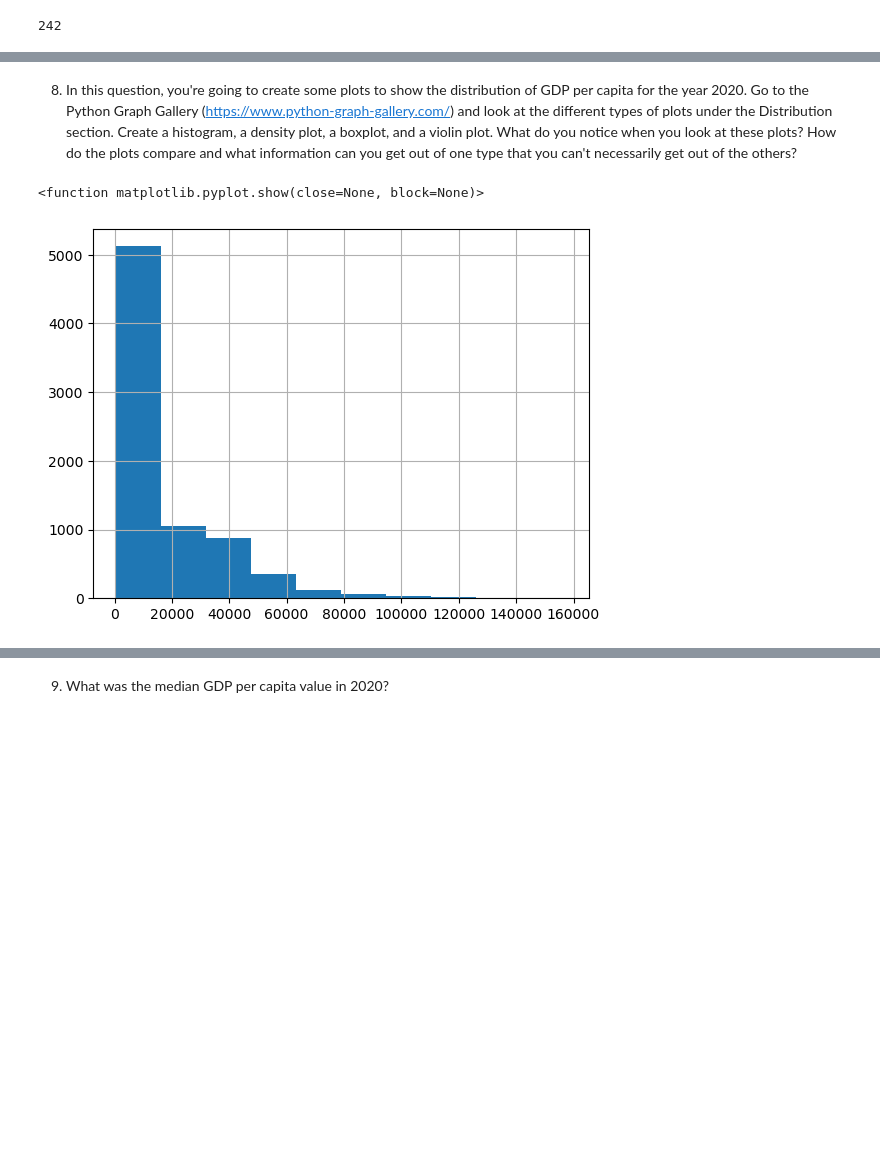
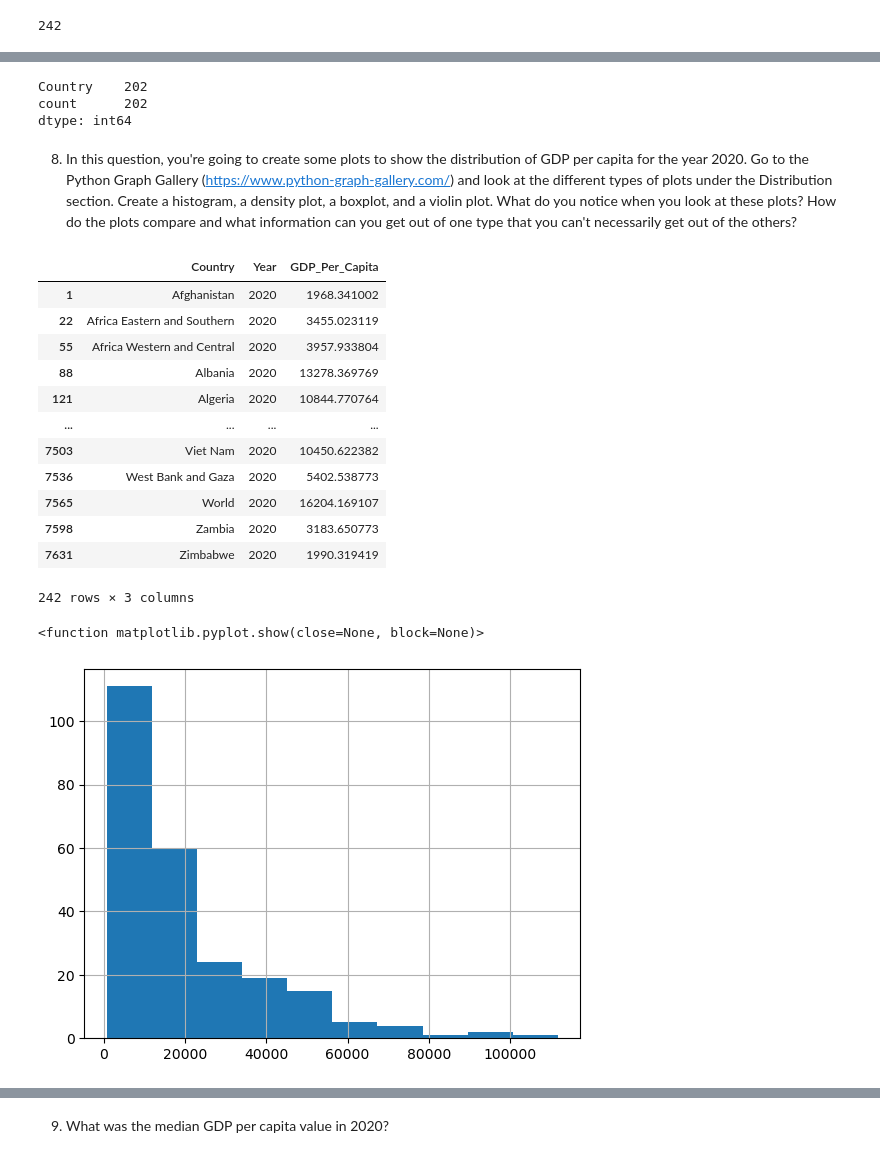
Before and after one commit to NSS-Data-Analytics-Cohort-12/un-python-Jtoppins24, a Jupyter notebook: notebooks/un_python.ipynb, the cells around one changed output, grey strips where cells are left out. Cells and saved outputs as stored; diff of their text form; code cells hidden in the pictures; blank space fills up the shorter version.

```diff
--- a/notebooks/un_python.ipynb
+++ b/notebooks/un_python.ipynb
@@ -129,0 +127,6 @@ Name: count, Length: 242, dtype: int64
+# %%
+country_count.loc[country_count['count'] == 33].count()
+# %% [output]
+Country    202
+count      202
+dtype: int64
@@ -130,4 +135,24 @@ Name: count, Length: 242, dtype: int64
 # %% [markdown]
 8. In this question, you're going to create some plots to show the distribution of GDP per capita for the year 2020. Go to the Python Graph Gallery (https://www.python-graph-gallery.com/) and look at the different types of plots under the Distribution section. Create a histogram, a density plot, a boxplot, and a violin plot. What do you notice when you look at these plots? How do the plots compare and what information can you get out of one type that you can't necessarily get out of the others?
+# %%
+# create a new dataframe
+# ask Rob: why do we need to refer to the df twice here?
+# 'go find this df, then again within that df find this column'
+year_2020 = gdp_df[gdp_df['Year'] == 2020]
+year_2020
+# %% [output]
+|  | Country | Year | GDP_Per_Capita |
+| 1 | Afghanistan | 2020 | 1968.341002 |
+| 22 | Africa Eastern and Southern | 2020 | 3455.023119 |
+| 55 | Africa Western and Central | 2020 | 3957.933804 |
+| 88 | Albania | 2020 | 13278.369769 |
+| 121 | Algeria | 2020 | 10844.770764 |
+| ... | ... | ... | ... |
+| 7503 | Viet Nam | 2020 | 10450.622382 |
+| 7536 | West Bank and Gaza | 2020 | 5402.538773 |
+| 7565 | World | 2020 | 16204.169107 |
+| 7598 | Zambia | 2020 | 3183.650773 |
+| 7631 | Zimbabwe | 2020 | 1990.319419 |
+242 rows × 3 columns
 # %%
 # histogram
@@ -134,9 +160,9 @@ Name: count, Length: 242, dtype: int64
 # %%
-gdp_df['GDP_Per_Capita'].hist()
+year_2020['GDP_Per_Capita'].hist()
 plt.show
 # %% [output]
 <function matplotlib.pyplot.show(close=None, block=None)>
-[figure, old version]
+[figure, new version]
 # %%
 # how to show only the year 2020?
 # %%
```
Also changed, not shown: parts of 25 cells of this notebook.
